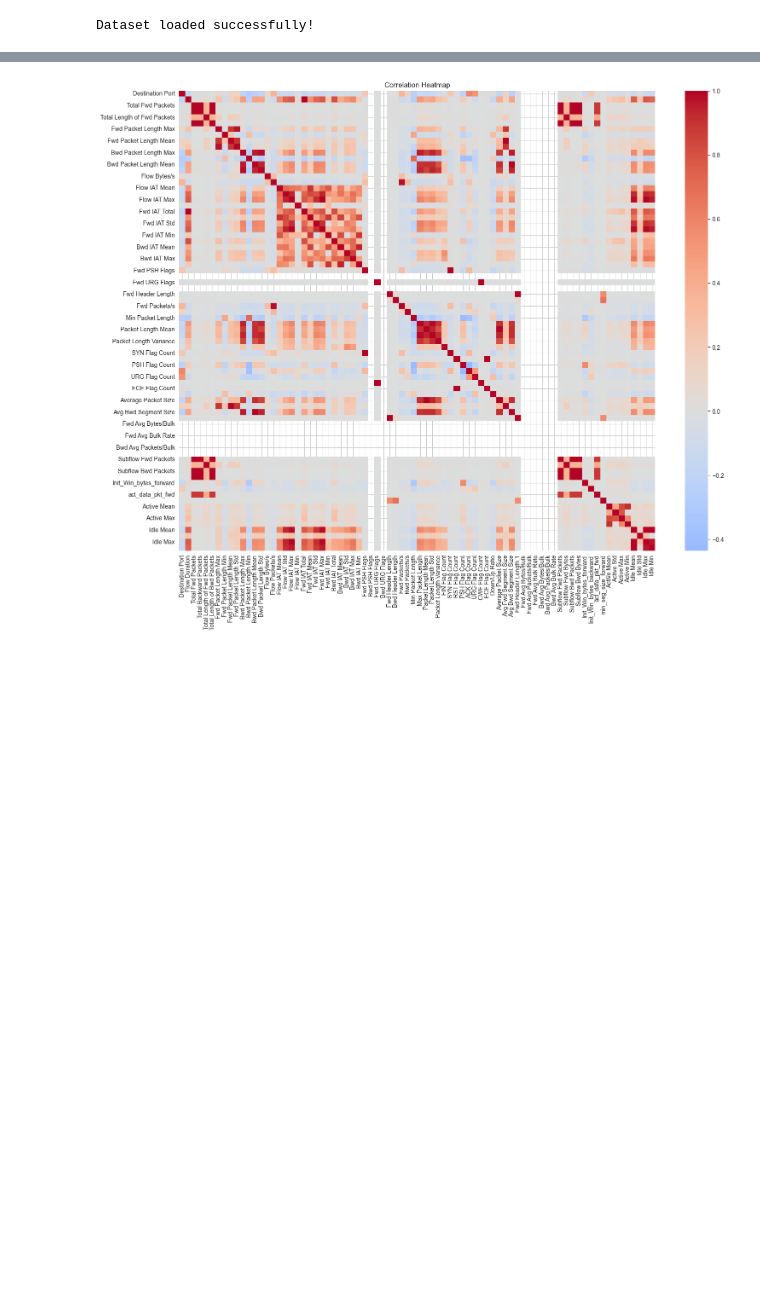
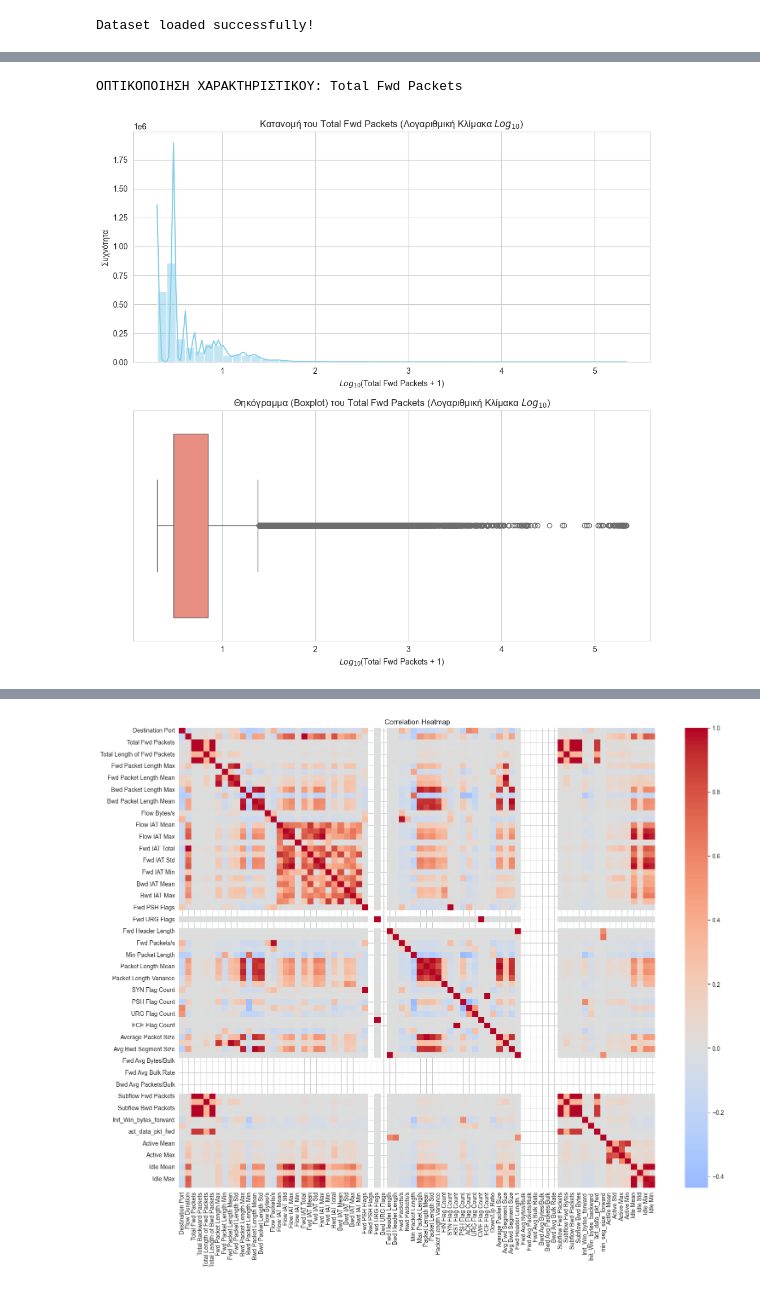
Before and after one commit to Spirosdrivilas/Export_data_ML, a Jupyter notebook: CIC_IDS_2017_EDA_Analysis.ipynb, the cells around one changed output, grey strips where cells are left out. Drawn from its saved outputs; the diff is of its cells as text; code cells hidden in the pictures; blank space fills up the shorter version.

```diff
--- a/CIC_IDS_2017_EDA_Analysis.ipynb
+++ b/CIC_IDS_2017_EDA_Analysis.ipynb
@@ -152,0 +255,29 @@ Idle Min                       0.0      0.0        0.0  120000000.0
+# %%
+# ΚΕΛΙ 6.2 - Οπτικοποίηση για το Total Fwd Packets
+import matplotlib.pyplot as plt
+import seaborn as sns
+import numpy as np
+
+print("ΟΠΤΙΚΟΠΟΙΗΣΗ ΧΑΡΑΚΤΗΡΙΣΤΙΚΟΥ: Total Fwd Packets")
+
+# Υπολογισμός λογαρίθμου για σωστή οπτικοποίηση
+fwd_packets_log = np.log10(df['Total Fwd Packets'] + 1)
+
+fig, axes = plt.subplots(2, 1, figsize=(10, 10))
+
+# 1. Ιστόγραμμα
+sns.histplot(x=fwd_packets_log, kde=True, bins=50, ax=axes[0], color='skyblue')
+axes[0].set_title('Κατανομή του Total Fwd Packets (Λογαριθμική Κλίμακα $Log_{10}$)')
+axes[0].set_xlabel('$Log_{10}$(Total Fwd Packets + 1)')
+axes[0].set_ylabel('Συχνότητα')
+
+# 2. Θηκόγραμμα
+sns.boxplot(x=fwd_packets_log, ax=axes[1], color='salmon')
+axes[1].set_title('Θηκόγραμμα (Boxplot) του Total Fwd Packets (Λογαριθμική Κλίμακα $Log_{10}$)')
+axes[1].set_xlabel('$Log_{10}$(Total Fwd Packets + 1)')
+
+plt.tight_layout()
+plt.show()
+# %% [output]
+ΟΠΤΙΚΟΠΟΙΗΣΗ ΧΑΡΑΚΤΗΡΙΣΤΙΚΟΥ: Total Fwd Packets
+[figure, added]
```
Also changed, not shown: parts of 33 cells of this notebook.
